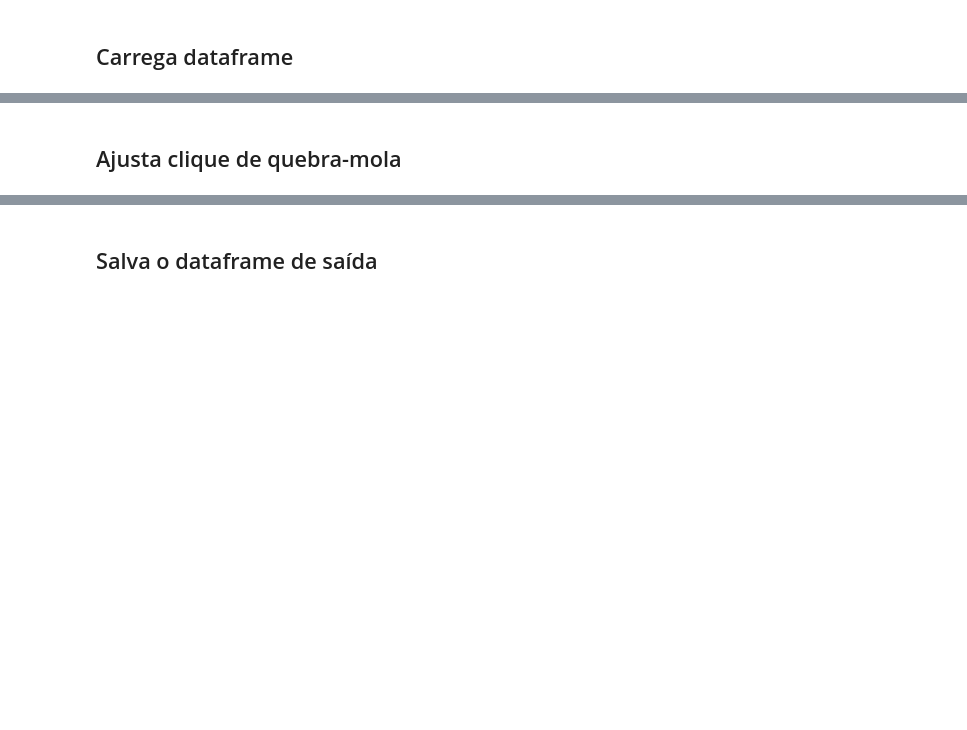
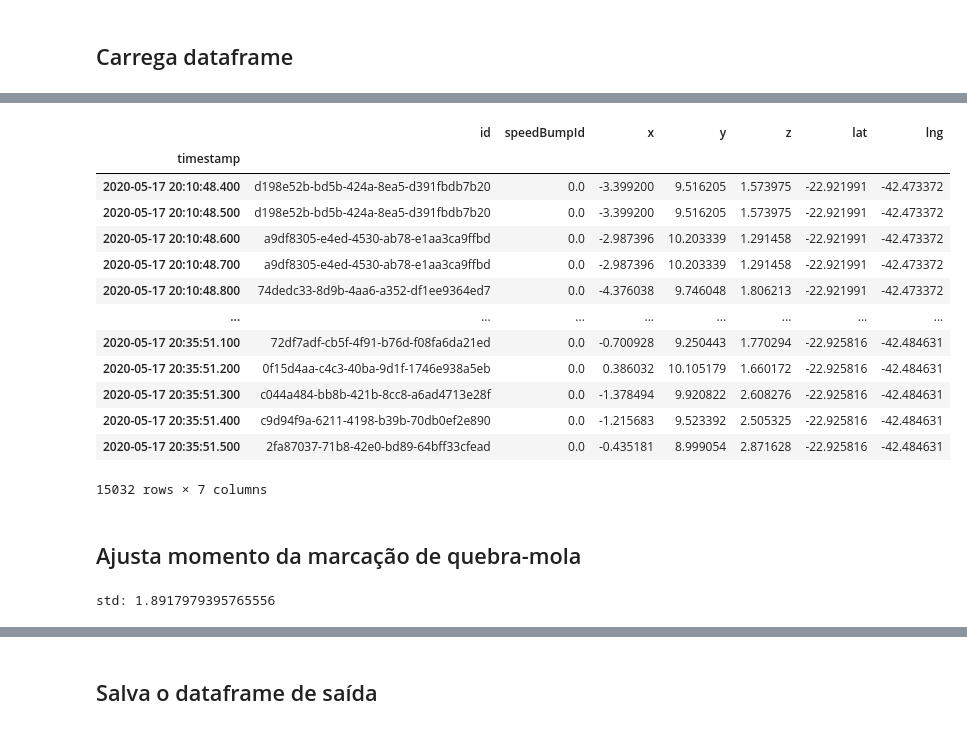
Before and after one commit to adornodev/pos-graduacao-Lunar, a Jupyter notebook: machinelearning/2_modelagem/1_pre_processamento/2_mapping_values.ipynb, the cells around one changed output, grey strips where cells are left out. Cells and saved outputs as stored; diff of their text form; code cells hidden in the pictures; blank space fills up the shorter version.

```diff
--- a/machinelearning/2_modelagem/1_pre_processamento/2_mapping_values.ipynb
+++ b/machinelearning/2_modelagem/1_pre_processamento/2_mapping_values.ipynb
@@ -99,0 +72,3 @@ df_filtered
+# %%
+df_out = df.resample('100ms').ffill()
+df_out.dropna(inplace=True, how='all')
@@ -100,2 +92,19 @@ df_filtered
+# %%
+df_out
+# %% [output]
+|  | id | speedBumpId | x | y | z | lat | lng |
+| timestamp |  |  |  |  |  |  |  |
+| 2020-05-17 20:10:48.400 | d198e52b-bd5b-424a-8ea5-d391fbdb7b20 | 0.0 | -3.399200 | 9.516205 | 1.573975 | -22.921991 | -42.473372 |
+| 2020-05-17 20:10:48.500 | d198e52b-bd5b-424a-8ea5-d391fbdb7b20 | 0.0 | -3.399200 | 9.516205 | 1.573975 | -22.921991 | -42.473372 |
+| 2020-05-17 20:10:48.600 | a9df8305-e4ed-4530-ab78-e1aa3ca9ffbd | 0.0 | -2.987396 | 10.203339 | 1.291458 | -22.921991 | -42.473372 |
+| 2020-05-17 20:10:48.700 | a9df8305-e4ed-4530-ab78-e1aa3ca9ffbd | 0.0 | -2.987396 | 10.203339 | 1.291458 | -22.921991 | -42.473372 |
+| 2020-05-17 20:10:48.800 | 74dedc33-8d9b-4aa6-a352-df1ee9364ed7 | 0.0 | -4.376038 | 9.746048 | 1.806213 | -22.921991 | -42.473372 |
+| ... | ... | ... | ... | ... | ... | ... | ... |
+| 2020-05-17 20:35:51.100 | 72df7adf-cb5f-4f91-b76d-f08fa6da21ed | 0.0 | -0.700928 | 9.250443 | 1.770294 | -22.925816 | -42.484631 |
+| 2020-05-17 20:35:51.200 | 0f15d4aa-c4c3-40ba-9d1f-1746e938a5eb | 0.0 | 0.386032 | 10.105179 | 1.660172 | -22.925816 | -42.484631 |
+| 2020-05-17 20:35:51.300 | c044a484-bb8b-421b-8cc8-a6ad4713e28f | 0.0 | -1.378494 | 9.920822 | 2.608276 | -22.925816 | -42.484631 |
+| 2020-05-17 20:35:51.400 | c9d94f9a-6211-4198-b39b-70db0ef2e890 | 0.0 | -1.215683 | 9.523392 | 2.505325 | -22.925816 | -42.484631 |
+| 2020-05-17 20:35:51.500 | 2fa87037-71b8-42e0-bd89-64bff33cfead | 0.0 | -0.435181 | 8.999054 | 2.871628 | -22.925816 | -42.484631 |
+15032 rows × 7 columns
 # %% [markdown]
-## Ajusta clique de quebra-mola
+## Ajusta momento da marcação de quebra-mola
@@ -101,0 +149,7 @@ df_filtered
+# %%
+df['new_z'] = df['z'].rolling(10).mean()
+
+std = df['new_z'].std(skipna = True)
+print(f"std: {std}")
+# %% [output]
+std: 1.8917979395765556
```
Also changed, not shown: parts of 19 cells of this notebook.
